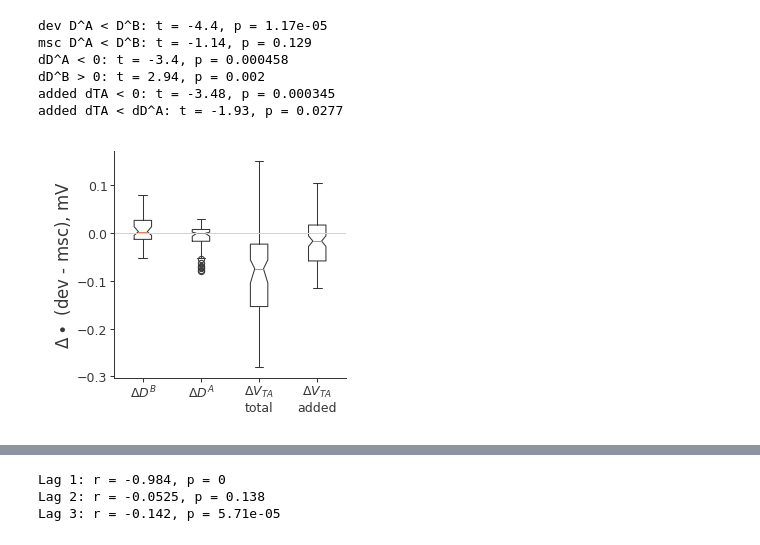
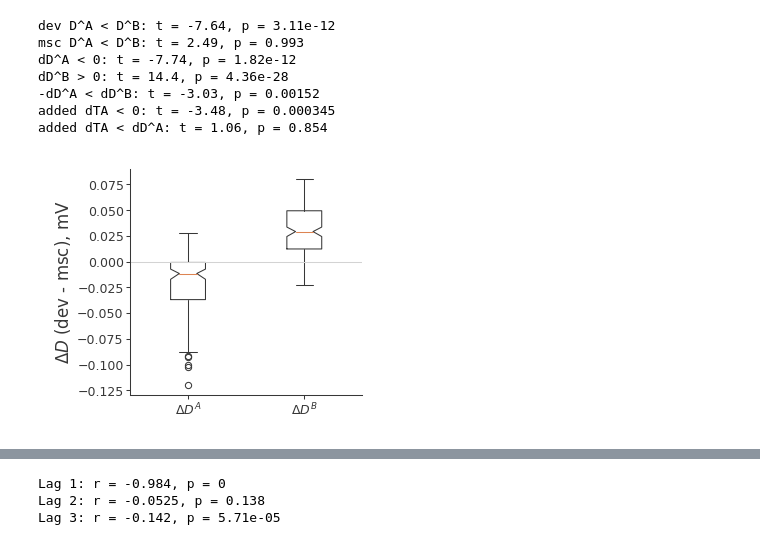
Before and after one commit to kernfel/plasticity-synergy-deviance-detection-history, a Jupyter notebook: Fig8-minimal.ipynb, the cells around one changed output, grey strips where cells are left out. Saved outputs shown, nothing was run; the diff lists cells and outputs as text; code cells hidden in the pictures.

```diff
--- a/Fig8-minimal.ipynb
+++ b/Fig8-minimal.ipynb
@@ -115,42 +117,46 @@ def panel_stats_diff(ax, threshold=.2):
     TA_A_joint = {cond: np.asarray([TAdata[1][k]['A'][cond] for k in range(len(TAdata[1]))]) for cond in ('dev', 'msc')}
     dTA_A_joint = np.nanmean(mask['A'] * (TA_A_joint['dev'] - TA_A_joint['msc']), 1)
     dTA_added = dTA_A_joint - dTA_A_TAonly
 
     ax.boxplot(
-        [mean_dD['B'], mean_dD['A'], dTA_A_joint, dTA_added], notch=True, bootstrap=10000,
-        labels=['$\\Delta D^B$', '$\\Delta D^A$', '$\\Delta V_{TA}$\ntotal', '$\\Delta V_{TA}$\nadded'], widths=.3)
+        [mean_dD['A'], mean_dD['B']], notch=True, bootstrap=10000,
+        labels=['$\\Delta D^A$', '$\\Delta D^B$'], widths=.3)
     # ax.yaxis.grid(True)
     ax.axhline(0, color='lightgrey')
-    ax.set_ylabel('$\\Delta \\bullet$ (dev - msc), mV')
+    ax.set_ylabel('$\\Delta D$ (dev - msc), mV')
     sns.despine(ax=ax)
 
     test = stats.ttest_rel(np.nanmean(mask['A']*DA['dev'], 1), np.nanmean(mask['B']*DB['dev'], 1), alternative='less')
     print(f'dev D^A < D^B: t = {test.statistic:.3g}, p = {test.pvalue:.3g}')
     test = stats.ttest_rel(np.nanmean(mask['A']*DA['msc'], 1), np.nanmean(mask['B']*DB['msc'], 1), alternative='less')
     print(f'msc D^A < D^B: t = {test.statistic:.3g}, p = {test.pvalue:.3g}')
 
     test = stats.ttest_1samp(mean_dD['A'], 0, alternative='less')
     print(f'dD^A < 0: t = {test.statistic:.3g}, p = {test.pvalue:.3g}')
 
     test = stats.ttest_1samp(mean_dD['B'], 0, alternative='greater')
     print(f'dD^B > 0: t = {test.statistic:.3g}, p = {test.pvalue:.3g}')
 
+    test = stats.ttest_rel(-mean_dD['A'], mean_dD['B'], alternative='less')
+    print(f'-dD^A < dD^B: t = {test.statistic:.3g}, p = {test.pvalue:.3g}')
+
     test = stats.ttest_1samp(dTA_added, 0, alternative='less')
     print(f'added dTA < 0: t = {test.statistic:.3g}, p = {test.pvalue:.3g}')
 
     test = stats.ttest_rel(dTA_added, mean_dD['A'], alternative='less')
     print(f'added dTA < dD^A: t = {test.statistic:.3g}, p = {test.pvalue:.3g}')
 
 fig, ax = plt.subplots(figsize=(2,2), dpi=150)
 panel_stats_diff(ax)
 # %% [output]
-dev D^A < D^B: t = -4.4, p = 1.17e-05
-msc D^A < D^B: t = -1.14, p = 0.129
-dD^A < 0: t = -3.4, p = 0.000458
-dD^B > 0: t = 2.94, p = 0.002
+dev D^A < D^B: t = -7.64, p = 3.11e-12
+msc D^A < D^B: t = 2.49, p = 0.993
+dD^A < 0: t = -7.74, p = 1.82e-12
+dD^B > 0: t = 14.4, p = 4.36e-28
+-dD^A < dD^B: t = -3.03, p = 0.00152
 added dTA < 0: t = -3.48, p = 0.000345
-added dTA < dD^A: t = -1.93, p = 0.0277
+added dTA < dD^A: t = 1.06, p = 0.854
-[figure, old version]
+[figure, new version]
 # %%
 fig = plt.figure(figsize=(6.29, 2.25), layout='compressed', dpi=150)
 gs_top = fig.add_gridspec(1, 2, width_ratios=(7,3))
```
Also changed, not shown: parts of 3 cells of this notebook.
